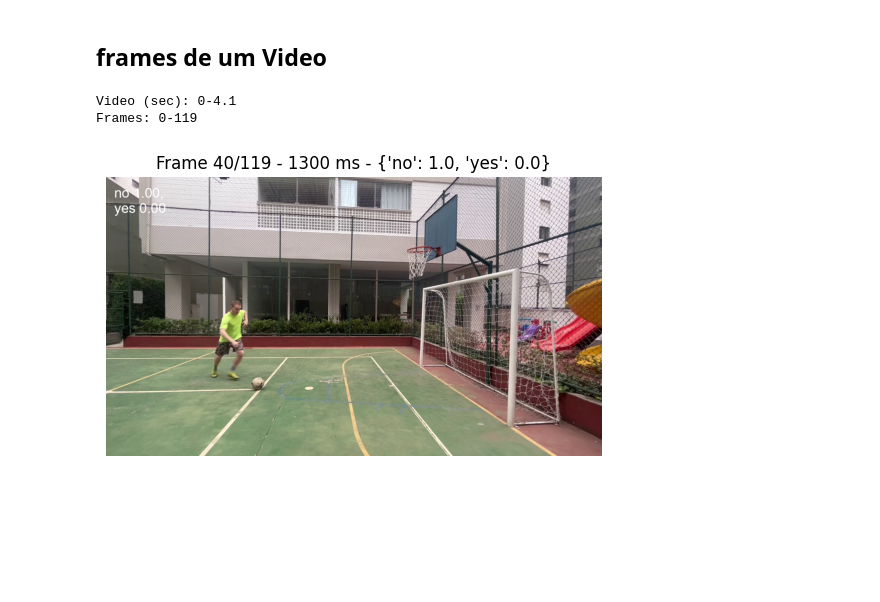
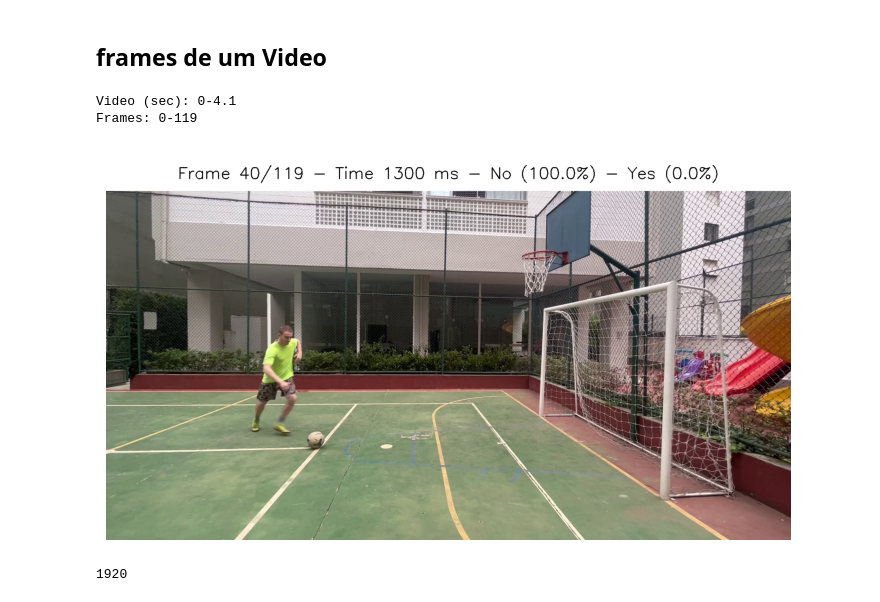
Before and after one commit to rafaelgildin/penalty_project, a Jupyter notebook: Projeto.ipynb, the cells around one changed output. Saved outputs shown, nothing was run; the diff lists cells and outputs as text; code cells hidden in the pictures; blank space fills up the shorter version.

```diff
--- a/Projeto.ipynb
+++ b/Projeto.ipynb
@@ -267,15 +267,17 @@ import os
 import cv2 as cv
 import matplotlib.pyplot as plt
 
+path,frame_start,frame_end = 'videos/IMG_5361.MOV',70,100 # test
+path,frame_start,frame_end = 'videos/IMG_5358.MOV',40,50 # valid
+
 # change current folder
 os.chdir('/home/rafaa/pmy/penalty_project/data')
 best_model_path = 'runs/classify/train/weights/best.pt'
-path = 'videos/IMG_5358.MOV'
 
 # Load the model
 model = YOLO(best_model_path)
 DEBUG = 1
-
+count = 0
 cap = cv.VideoCapture(path)
 
 # Check if the video file is opened successfully
@@ -295,40 +297,76 @@ print(f"Frames: {0}-{frame_count}")
 
 frame_number=0
 cap.set(cv.CAP_PROP_POS_FRAMES, frame_number)
 while(True):
     ret, frame = cap.read()
     if not ret:
         print(f"Error reading frame {frame_number}")
         break
 
+    frame_ = frame.copy()
     # Get the timestamp (time in ms) of the frame
     frame_time = int(cap.get(cv.CAP_PROP_POS_MSEC))
     frame_number+=1
 
-    if (frame_number < 40 or frame_number > 50) : continue
+    if (frame_number < frame_start or frame_number > frame_end) : continue
 
+    count+=1
     # inference
-    r = model(frame,save=False, conf=0.15, iou=0.1,device='0',verbose=False)[0]
+    r = model(frame,save=False, conf=0.01, iou=0.1,device='0',verbose=False)[0]
 
     classes_names = r.names
     probs = r.cpu().probs.data.tolist()
     classes_probs = {}
     for k,v in classes_names.items(): classes_probs[v] = round(probs[k],2)
 
-    # # # plot the predicted image
-    im_array = r.plot()  # plot a BGR numpy array of predictions
-    im = Image.fromarray(im_array[..., ::-1])  # RGB PIL image
+    # Define the position and size of the rectangle
+    top_left_corner = (0, 0)
+    bottom_right_corner = (width, 100)
+    rectangle_color = (255, 255, 255)  # White color in BGR
+    rectangle_thickness = -1  # Filled rectangle
 
-    # show img
-    plt.imshow(im)
-    plt.title(f"Frame {frame_number}/{frame_count} - {round(frame_time,5)} ms - {classes_probs}")
+    # Draw the white rectangle
+    cv.rectangle(frame, top_left_corner, bottom_right_corner, rectangle_color, rectangle_thickness)
+
+    # Write text on the frame using OpenCV before converting it to RGB
+    font = cv.FONT_HERSHEY_SIMPLEX
+    classes_probs_text = f"No ({classes_probs['no']*100.0}%) - Yes ({classes_probs['yes']*100.0}%)"
+    text = f"Frame {frame_number}/{frame_count} - Time {round(frame_time,5)} ms - {classes_probs_text}"
+    position = (50, 70)
+    font_scale = 1.5
+    font_color = (0, 0, 0)
+    line_type = 2
+
+    # Calculate text size
+    (text_width, text_height), _ = cv.getTextSize(text, font, font_scale, line_type)
+
+    # Calculate the center position
+    text_x = (width - text_width) // 2
+    text_y = top_left_corner[1] + ((bottom_right_corner[1] - top_left_corner[1]) + text_height) // 2
+
+    # The position where the text will start
+    position = (text_x, text_y)
+
+    # Put the text on the frame
+    cv.putText(frame, text, position, font, font_scale, font_color, line_type)
+    frame_rgb = cv.cvtColor(frame, cv.COLOR_BGR2RGB)
+
+    # save
+    # cv.imwrite('image.jpg', frame)
+
+    plt.figure(figsize=(10, 5))
+    plt.imshow(frame_rgb)
     plt.axis('off')
     plt.show()
 
-    if(DEBUG == 1): break
+    if(DEBUG == 1 and count == 1): break
 
 cap.release()
 # %% [output]
 Video (sec): 0-4.1
 Frames: 0-119
-[figure, old version]
+[figure, new version]
+# %%
+width
+# %% [output]
+1920
```
Also changed, not shown: parts of 4 cells of this notebook.
